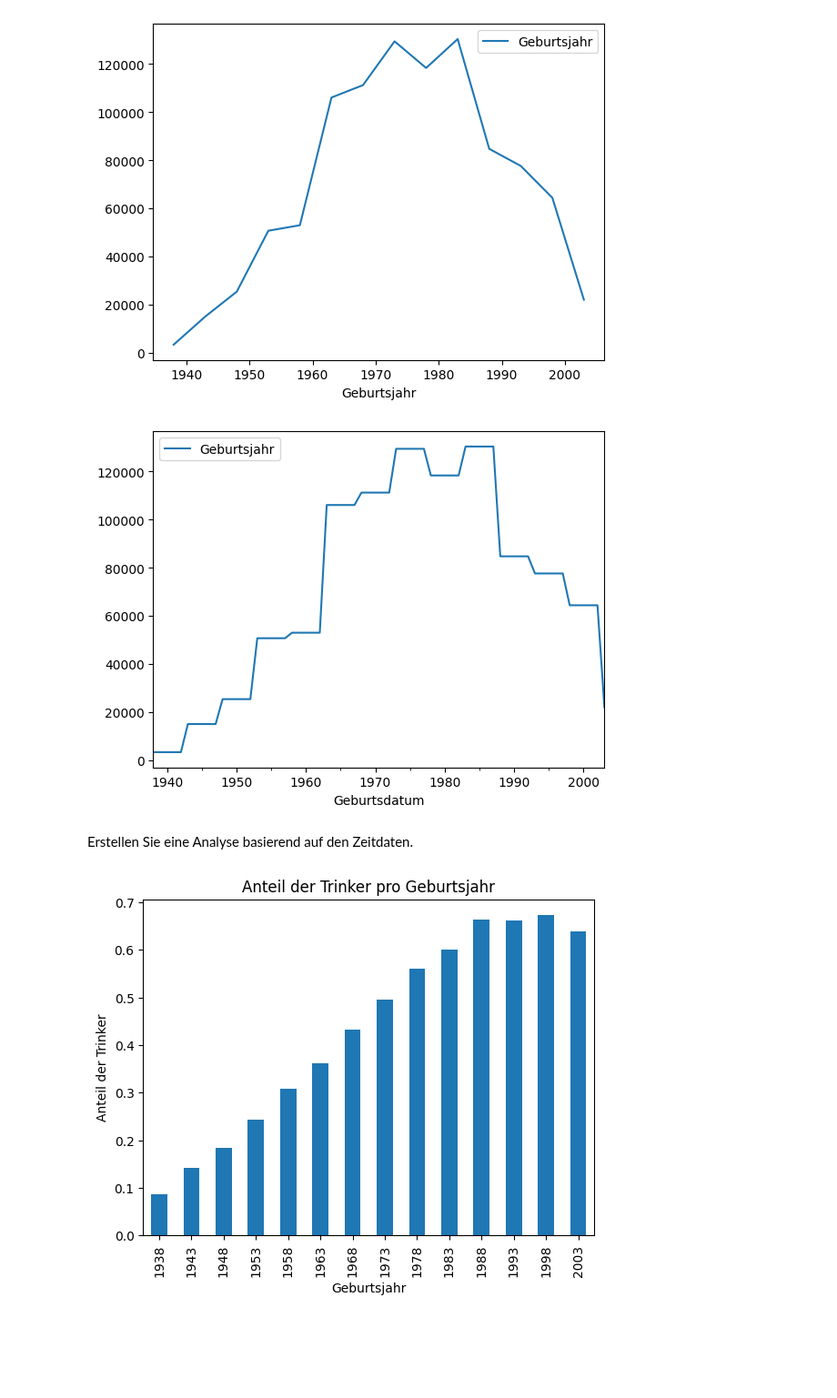
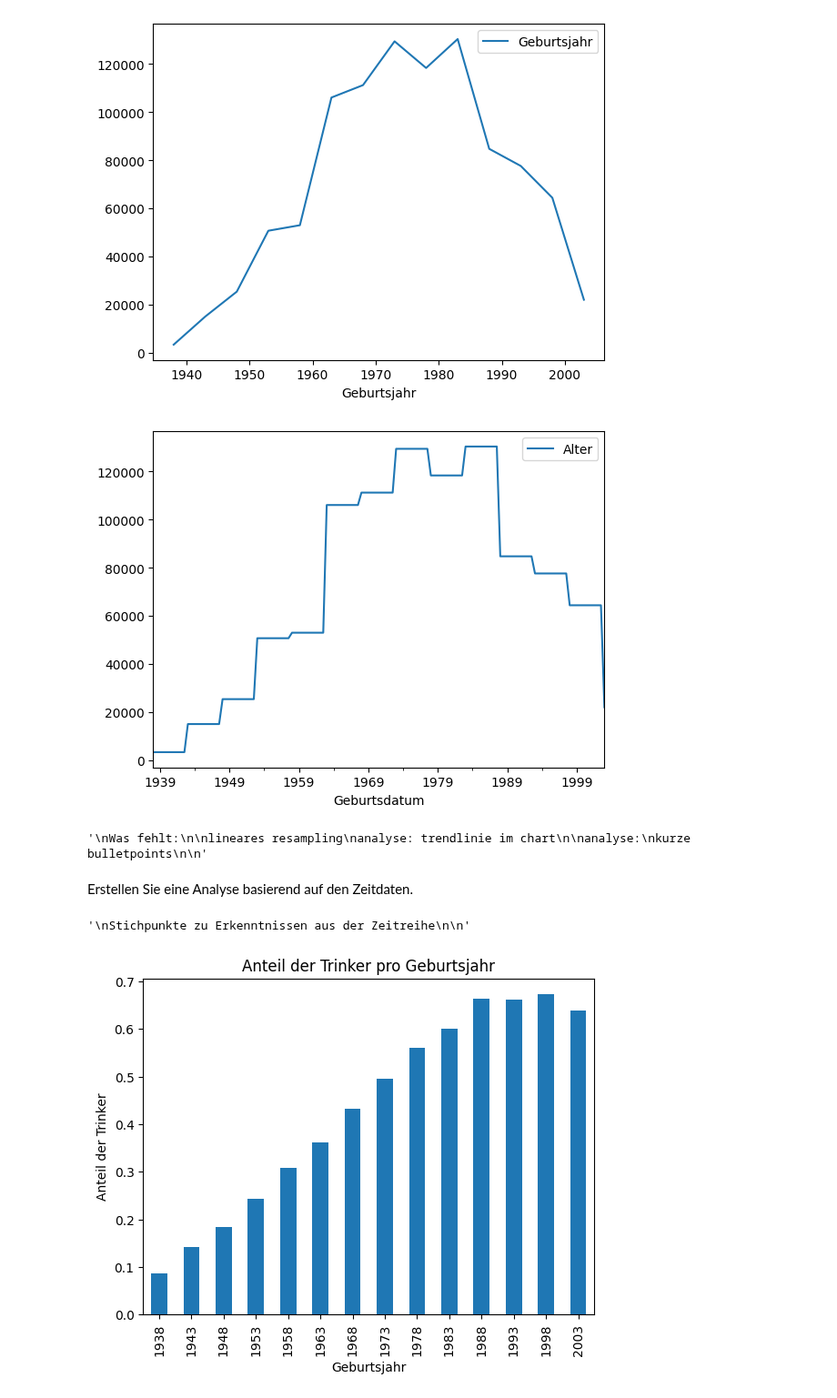
Before and after one commit to SebastianGrab/DataAnalyticsWS23-24, a Jupyter notebook: Projektarbeit/Aufgaben/Projektarbeit_A4.ipynb, the cells around one changed output. Shown at 91% size. Drawn from its saved outputs; the diff is of its cells as text; code cells hidden in the pictures; blank space fills up the shorter version.

```diff
--- a/Projektarbeit/Aufgaben/Projektarbeit_A4.ipynb
+++ b/Projektarbeit/Aufgaben/Projektarbeit_A4.ipynb
@@ -119,37 +119,37 @@ plt.show()
 # %%
 dataset['Geburtstag'] = '0101'
 dataset['Geburtsdatum'] = dataset['Geburtsjahr'].astype(str) + dataset['Geburtstag']
 
 dataset['Geburtsdatum'] = pd.to_datetime(dataset['Geburtsdatum'], format = '%Y%m%d')
 
-years = dataset.groupby('Geburtsdatum').agg({'Geburtsjahr': 'count'})
+years = dataset.groupby('Geburtsdatum').agg({'Alter': 'count'})
 
-years.resample('Y').ffill().plot()
+years.resample('6M').mean().ffill().plot()
 plt.show()
 
 
 
 
 
 """
 Was fehlt:
 
 lineares resampling
 analyse: trendlinie im chart
 
 analyse:
 kurze bulletpoints
 
 """
 # %% [output]
-[figure, old version]
+[figure, new version]
+'\nWas fehlt:\n\nlineares resampling\nanalyse: trendlinie im chart\n\nanalyse:\nkurze bulletpoints\n\n'
 # %% [markdown]
 Erstellen Sie eine Analyse basierend auf den Zeitdaten.
 # %%
-"""
-Stichpunkte zu Erkenntnissen aus der Zeitreihe
-
-"""
+# Stichpunkte zu Erkenntnissen aus der Zeitreihe
+# %% [output]
+'\nStichpunkte zu Erkenntnissen aus der Zeitreihe\n\n'
 # %%
 # Zusätzliche Analyse: Anteil Trinker je Alter
 
```
Also changed, not shown: parts of 1 cell of this notebook, 2 other files.
